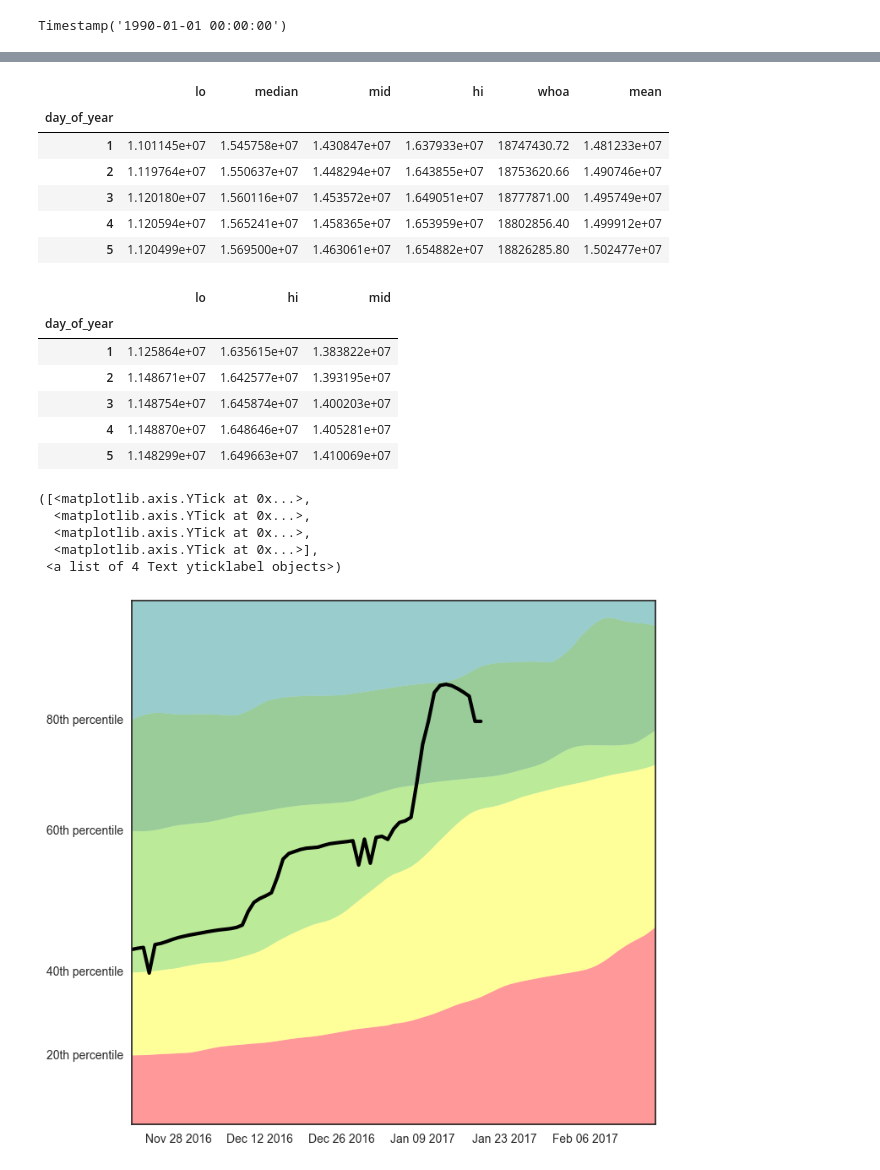
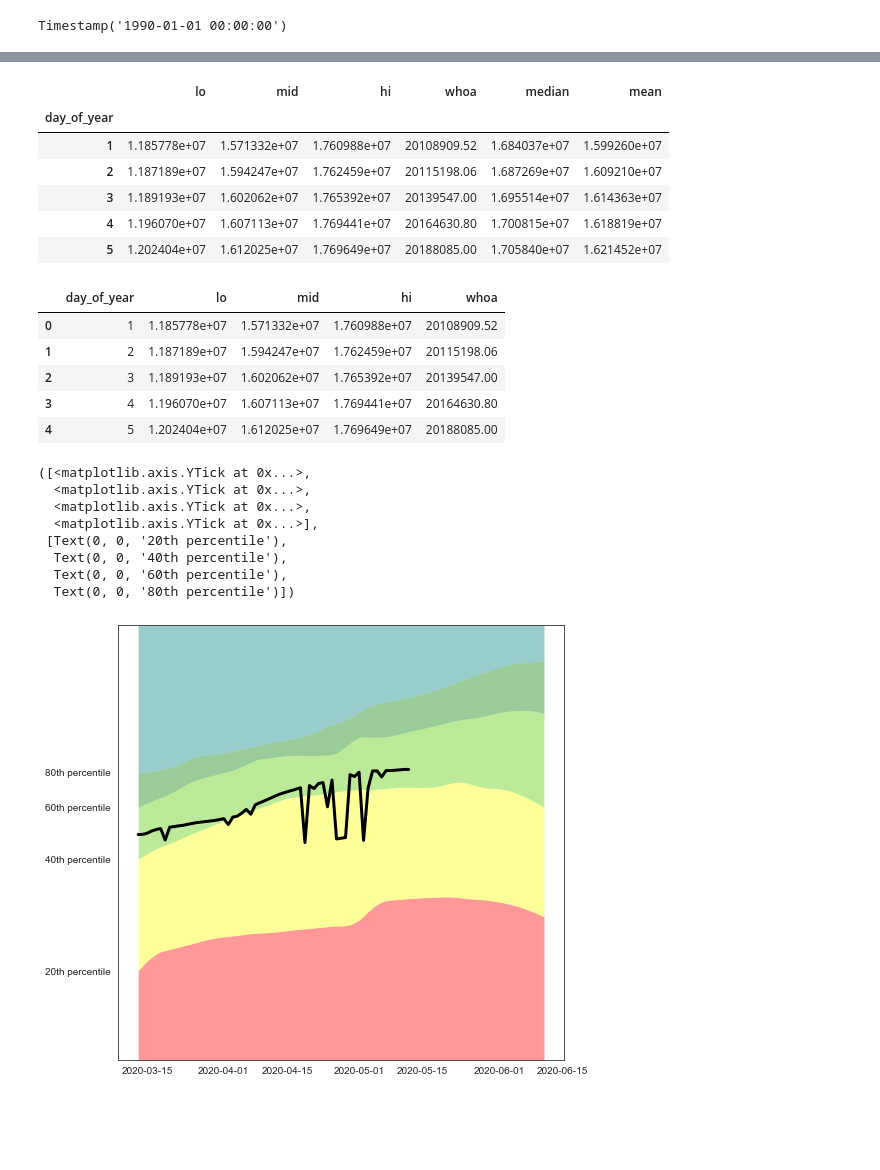
Before and after one commit to matttrent/waterbot, a Jupyter notebook: notebooks/historical_levels.ipynb, the cells around one changed output, grey strips where cells are left out. Drawn from its saved outputs; the diff is of its cells as text; code cells hidden in the pictures; blank space fills up the shorter version.

```diff
--- a/notebooks/historical_levels.ipynb
+++ b/notebooks/historical_levels.ipynb
@@ -28,8 +28,8 @@ reservoirs = json.load(open('reservoirs_all.json'))
 dfs = []
 for reservoir in reservoirs:
     station_id = reservoir['station_id']
-    csvpath = 'data/historical_levels/{}.csv'.format(station_id)
-    df = pd.read_csv(csvpath, parse_dates=['date'])
+    jsonpath = 'data/historical_levels/{}.json'.format(station_id)
+    df = pd.read_json(jsonpath, orient="records")
     df['station_id'] = station_id
 
 #     df.loc[
@@ -50,7 +50,8 @@ dfs[0].date.iloc[0]
 # %% [output]
 Timestamp('1990-01-01 00:00:00')
 # %%
-ALL_DATES = pd.Series( pd.date_range('1990-01-01', '2017-01-12', freq='D') )
+END_DATE = "2020-05-10"
+ALL_DATES = pd.Series( pd.date_range('1990-01-01', END_DATE, freq='D') )
 
 # dates = dfs[1].date.tolist()
 # for i, d in ALL_DATES.iteritems():
@@ -62,7 +79,7 @@ for df in dfs:
 
     to_fill = (
         df
-        .drop('time', axis=1)
+#         .drop('time', axis=1)
         .set_index('date')
         .reindex(ALL_DATES)
     )
@@ -83,7 +100,7 @@ for df in dfs:
 
     to_fill = to_fill.reset_index()
 
-    print len(to_fill) - to_fill.reservoir_storage.count()
+    print(station_id, len(to_fill) - to_fill.reservoir_storage.count())
 
     filled_dfs.append(to_fill)
 
@@ -235,41 +252,39 @@ plt.figure(figsize=(20,4))
 # %%
 shades = (
     filled_df
-    [
-        (filled_df.date < dt.date(2010, 1, 1))
-    ]
+    [(filled_df.date < pd.Timestamp("2010-01-01"))]
     .groupby('day_of_year')
     .reservoir_storage
-    .agg({
-        'lo': lambda x: np.percentile(x, 20),
-        'mid': lambda x: np.percentile(x, 40),
-        'hi': lambda x: np.percentile(x, 60),
-        'whoa': lambda x: np.percentile(x, 80),
-        'median': 'median',
-        'mean': 'mean'
-    })
+    .agg(
+        lo=lambda x: np.percentile(x, 20),
+        mid=lambda x: np.percentile(x, 40),
+        hi=lambda x: np.percentile(x, 60),
+        whoa=lambda x: np.percentile(x, 80),
+        median='median',
+        mean='mean'
+    )
 )
 
 shades.head()
 # %% [output]
-|  | lo | median | mid | hi | whoa | mean |
+|  | lo | mid | hi | whoa | median | mean |
 | day_of_year |  |  |  |  |  |  |
-| 1 | 1.101145e+07 | 1.545758e+07 | 1.430847e+07 | 1.637933e+07 | 18747430.72 | 1.481233e+07 |
-| 2 | 1.119764e+07 | 1.550637e+07 | 1.448294e+07 | 1.643855e+07 | 18753620.66 | 1.490746e+07 |
-| 3 | 1.120180e+07 | 1.560116e+07 | 1.453572e+07 | 1.649051e+07 | 18777871.00 | 1.495749e+07 |
-| 4 | 1.120594e+07 | 1.565241e+07 | 1.458365e+07 | 1.653959e+07 | 18802856.40 | 1.499912e+07 |
-| 5 | 1.120499e+07 | 1.569500e+07 | 1.463061e+07 | 1.654882e+07 | 18826285.80 | 1.502477e+07 |
+| 1 | 1.185778e+07 | 1.571332e+07 | 1.760988e+07 | 20108909.52 | 1.684037e+07 | 1.599260e+07 |
+| 2 | 1.187189e+07 | 1.594247e+07 | 1.762459e+07 | 20115198.06 | 1.687269e+07 | 1.609210e+07 |
+| 3 | 1.189193e+07 | 1.602062e+07 | 1.765392e+07 | 20139547.00 | 1.695514e+07 | 1.614363e+07 |
+| 4 | 1.196070e+07 | 1.607113e+07 | 1.769441e+07 | 20164630.80 | 1.700815e+07 | 1.618819e+07 |
+| 5 | 1.202404e+07 | 1.612025e+07 | 1.769649e+07 | 20188085.00 | 1.705840e+07 | 1.621452e+07 |
 # %%
-state_shades = pd.read_csv('data/seasonal_averages/california.csv', index_col='day_of_year')
+state_shades = pd.read_json('data/seasonal_averages/california.json', orient="records")
+state_shades.set_index("day_of_year")
 state_shades.head()
 # %% [output]
-|  | lo | hi | mid |
-| day_of_year |  |  |  |
-| 1 | 1.125864e+07 | 1.635615e+07 | 1.383822e+07 |
-| 2 | 1.148671e+07 | 1.642577e+07 | 1.393195e+07 |
-| 3 | 1.148754e+07 | 1.645874e+07 | 1.400203e+07 |
-| 4 | 1.148870e+07 | 1.648646e+07 | 1.405281e+07 |
-| 5 | 1.148299e+07 | 1.649663e+07 | 1.410069e+07 |
+|  | day_of_year | lo | mid | hi | whoa |
+| 0 | 1 | 1.185778e+07 | 1.571332e+07 | 1.760988e+07 | 20108909.52 |
+| 1 | 2 | 1.187189e+07 | 1.594247e+07 | 1.762459e+07 | 20115198.06 |
+| 2 | 3 | 1.189193e+07 | 1.602062e+07 | 1.765392e+07 | 20139547.00 |
+| 3 | 4 | 1.196070e+07 | 1.607113e+07 | 1.769441e+07 | 20164630.80 |
+| 4 | 5 | 1.202404e+07 | 1.612025e+07 | 1.769649e+07 | 20188085.00 |
 # %%
 # fig = plt.figure(figsize=(12,4))
 
@@ -409,5 +424,8 @@ plt.yticks(
   <matplotlib.axis.YTick at 0x...>,
   <matplotlib.axis.YTick at 0x...>,
   <matplotlib.axis.YTick at 0x...>],
- <a list of 4 Text yticklabel objects>)
+ [Text(0, 0, '20th percentile'),
+  Text(0, 0, '40th percentile'),
+  Text(0, 0, '60th percentile'),
+  Text(0, 0, '80th percentile')])
-[figure, old version]
+[figure, new version]
```
Also changed, not shown: parts of 10 cells of this notebook.
